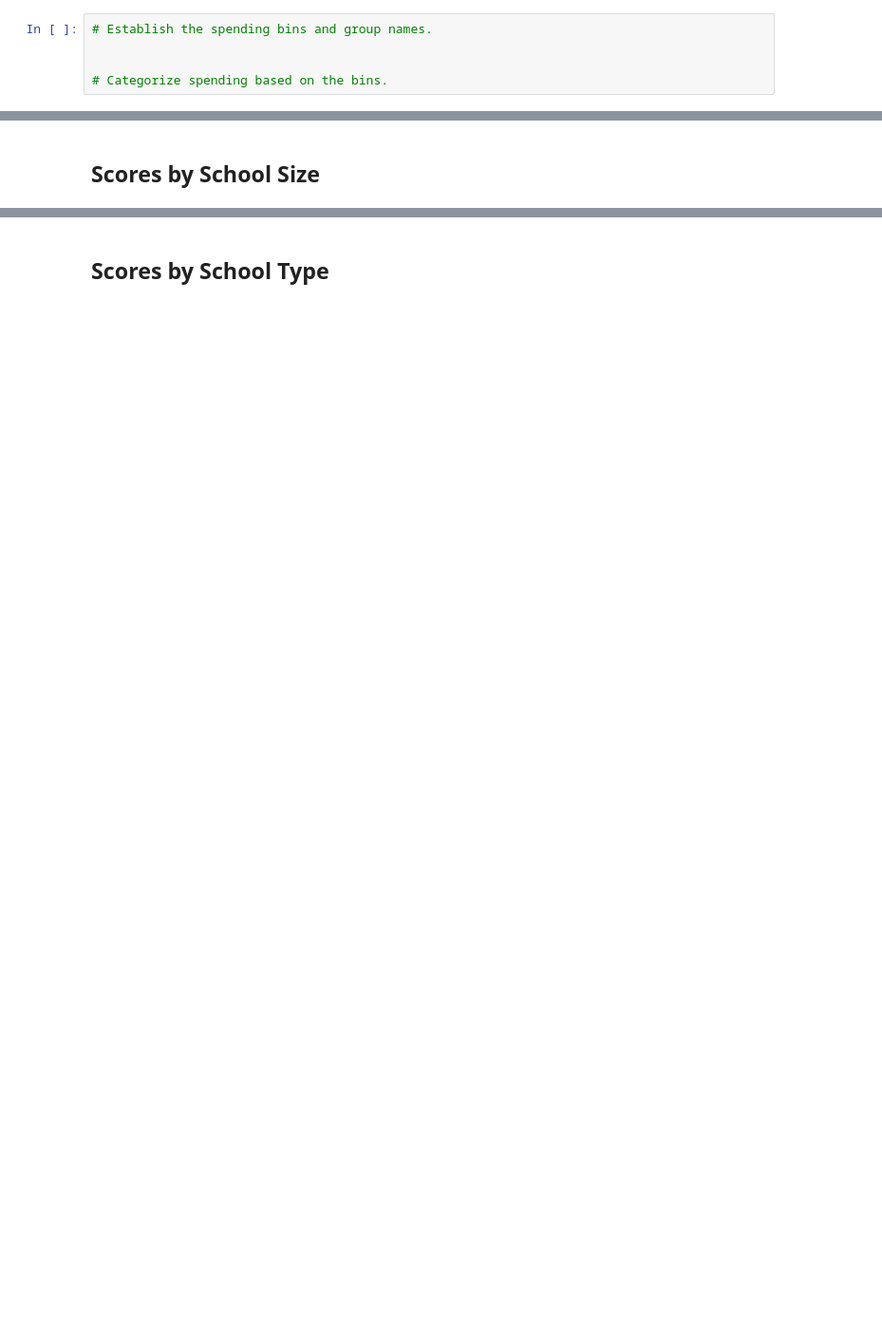
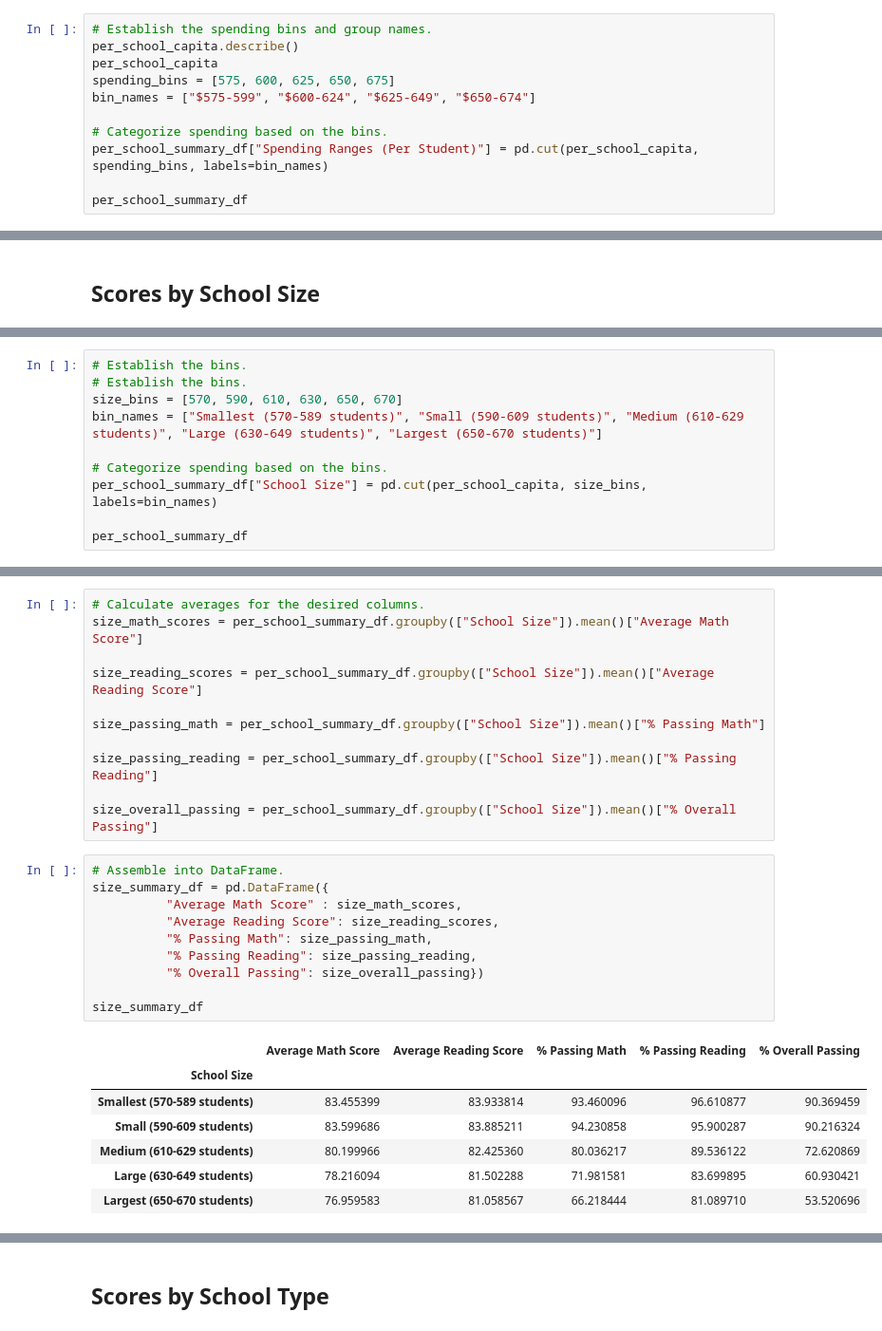
Before and after one commit to borkard/School_District_Analysis, a Jupyter notebook: PyCitySchools_Challenge.ipynb, the cells around one changed output, grey strips where cells are left out. Shown at 95% size. Cells and saved outputs as stored; diff of their text form; blank space fills up the shorter version.

```diff
--- a/PyCitySchools_Challenge.ipynb
+++ b/PyCitySchools_Challenge.ipynb
@@ -459,6 +449,12 @@ reading_scores_by_grade.head()
 ## Scores by School Spending
 # %%
 # Establish the spending bins and group names.
-
+per_school_capita.describe()
+per_school_capita
+spending_bins = [575, 600, 625, 650, 675]
+bin_names = ["$575-599", "$600-624", "$625-649", "$650-674"]
 
 # Categorize spending based on the bins.
+per_school_summary_df["Spending Ranges (Per Student)"] = pd.cut(per_school_capita, spending_bins, labels=bin_names)
+
+per_school_summary_df
@@ -482,0 +537,10 @@ reading_scores_by_grade.head()
+# %%
+# Establish the bins.
+# Establish the bins.
+size_bins = [570, 590, 610, 630, 650, 670]
+bin_names = ["Smallest (570-589 students)", "Small (590-609 students)", "Medium (610-629 students)", "Large (630-649 students)", "Largest (650-670 students)"]
+
+# Categorize spending based on the bins.
+per_school_summary_df["School Size"] = pd.cut(per_school_capita, size_bins, labels=bin_names)
+
+per_school_summary_df
@@ -482,0 +578,29 @@ reading_scores_by_grade.head()
+# %%
+# Calculate averages for the desired columns.
+size_math_scores = per_school_summary_df.groupby(["School Size"]).mean()["Average Math Score"]
+
+size_reading_scores = per_school_summary_df.groupby(["School Size"]).mean()["Average Reading Score"]
+
+size_passing_math = per_school_summary_df.groupby(["School Size"]).mean()["% Passing Math"]
+
+size_passing_reading = per_school_summary_df.groupby(["School Size"]).mean()["% Passing Reading"]
+
+size_overall_passing = per_school_summary_df.groupby(["School Size"]).mean()["% Overall Passing"]
+# %%
+# Assemble into DataFrame.
+size_summary_df = pd.DataFrame({
+          "Average Math Score" : size_math_scores,
+          "Average Reading Score": size_reading_scores,
+          "% Passing Math": size_passing_math,
+          "% Passing Reading": size_passing_reading,
+          "% Overall Passing": size_overall_passing})
+
+size_summary_df
+# %% [output]
+|  | Average Math Score | Average Reading Score | % Passing Math | % Passing Reading | % Overall Passing |
+| School Size |  |  |  |  |  |
+| Smallest (570-589 students) | 83.455399 | 83.933814 | 93.460096 | 96.610877 | 90.369459 |
+| Small (590-609 students) | 83.599686 | 83.885211 | 94.230858 | 95.900287 | 90.216324 |
+| Medium (610-629 students) | 80.199966 | 82.425360 | 80.036217 | 89.536122 | 72.620869 |
+| Large (630-649 students) | 78.216094 | 81.502288 | 71.981581 | 83.699895 | 60.930421 |
+| Largest (650-670 students) | 76.959583 | 81.058567 | 66.218444 | 81.089710 | 53.520696 |
```
Also changed, not shown: parts of 23 cells of this notebook.
